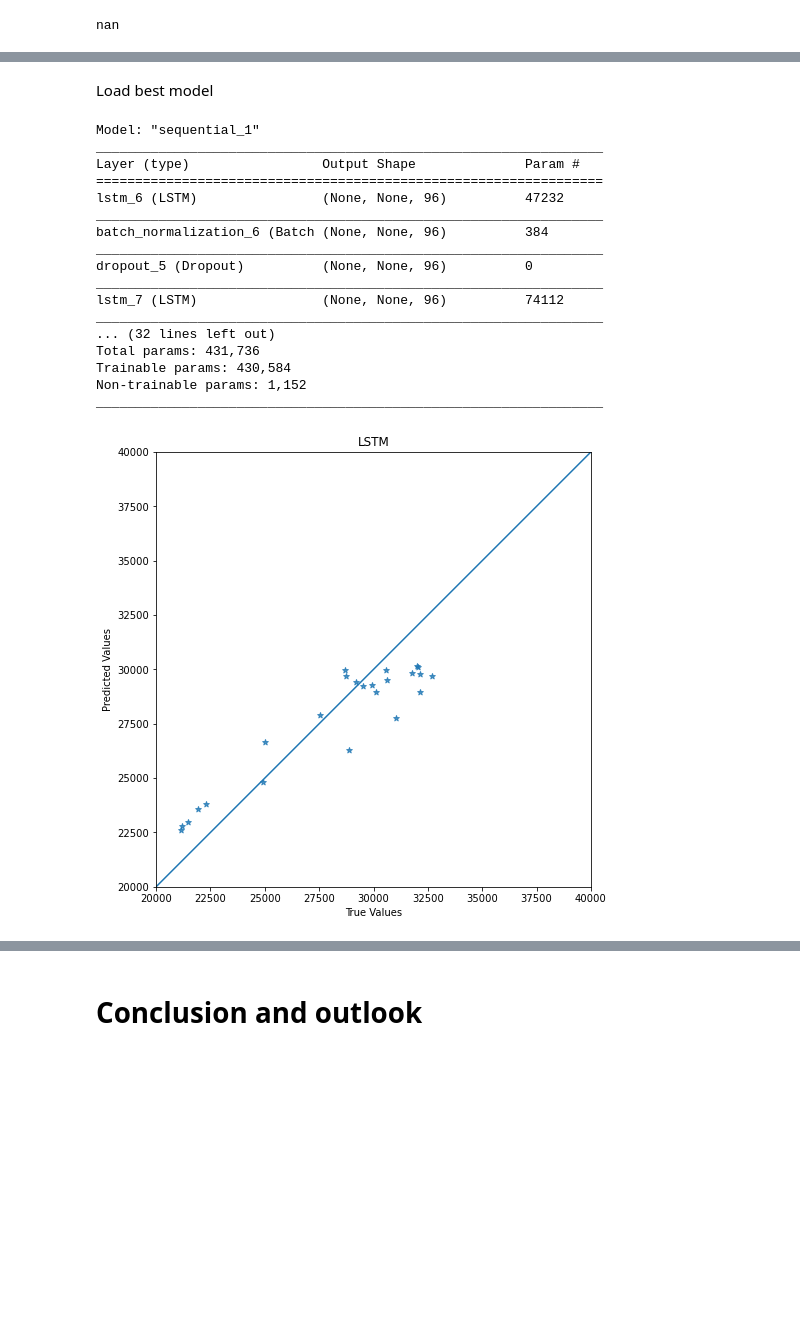
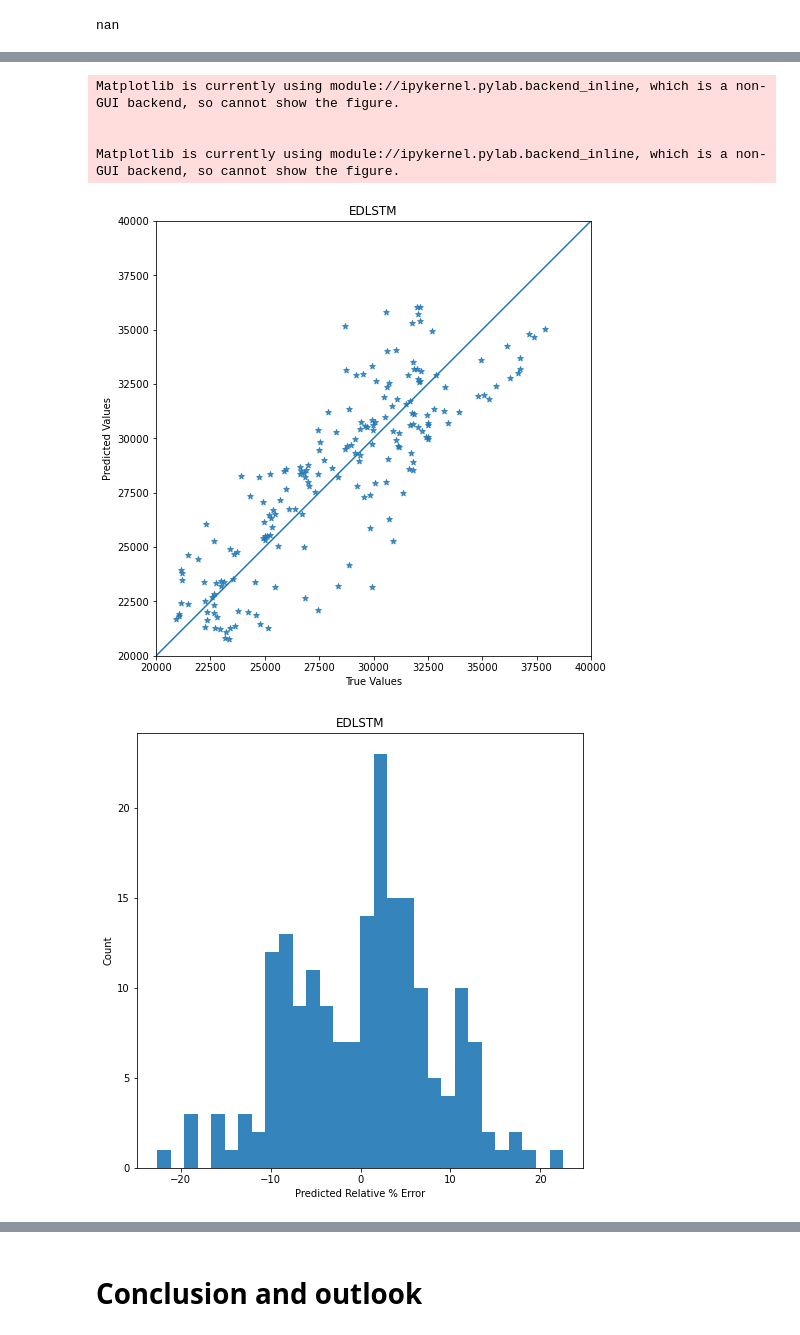
Before and after one commit to Kealtor/Data-Driven-Engineering, a Jupyter notebook: DDE_MachineLearning_Project/dde.ipynb, the cells around one changed output, grey strips where cells are left out. Cells and saved outputs as stored; diff of their text form; code cells hidden in the pictures; blank space fills up the shorter version.

```diff
--- a/DDE_MachineLearning_Project/dde.ipynb
+++ b/DDE_MachineLearning_Project/dde.ipynb
@@ -1292,7 +999,7 @@ plot_learning_curves(histRNN)
 # %% [markdown]
 Load best model
 # %%
-model_best_RNN = keras.models.load_model("my_best_RNN_model.h5")
+model_best_RNN = keras.models.load_model(f"./{modeltype}/my_best_model_{namespace}.h5")
 model_best_RNN.summary()
 # %% [markdown]
 Evaluate predictions
@@ -1391,8 +1101,7 @@ plot_learning_curves(histLSTM)
 # %% [markdown]
 Load best model
 # %%
-#Calling back the best model:
-model_best_LSTM = keras.models.load_model("my_best_LSTM_model.h5")
+model_best_LSTM = keras.models.load_model(f"./{modeltype}/my_best_model_{namespace}.h5")
 model_best_LSTM.summary()
 # %%
 Y_test_predictions = pd.Series(model_best_LSTM.predict(data_x_test).flatten(),index=y_test_filtered.index)
@@ -1548,0 +1423,4 @@ Evaluate the training process
+# %%
+#Calling back the best model:
+model_best_ED_LSTM = keras.models.load_model(f"./{modeltype}/my_best_model_{namespace}.h5")
+model_best_ED_LSTM.summary()
@@ -1548,0 +1589,3 @@ Evaluate the training process
+# %%
+model_best_MS_LSTM = keras.models.load_model(f"./{modeltype}/my_best_model_{namespace}.h5")
+model_best_MS_LSTM.summary()
@@ -1815,24 +1858,0 @@ fig.show()
-# %% [markdown]
-Load best model
-# %%
-#Calling back the best model:
-model_best_MS_LSTM = keras.models.load_model(f"./{model_type}/my_best_model_{namespace}.h5")
-model_best_MS_LSTM.summary()
-# %% [output]
-Model: "sequential_1"
-_________________________________________________________________
-Layer (type)                 Output Shape              Param #
-=================================================================
-lstm_6 (LSTM)                (None, None, 96)          47232
-_________________________________________________________________
-batch_normalization_6 (Batch (None, None, 96)          384
-_________________________________________________________________
-dropout_5 (Dropout)          (None, None, 96)          0
-_________________________________________________________________
-lstm_7 (LSTM)                (None, None, 96)          74112
-_________________________________________________________________
-... (32 lines left out)
-Total params: 431,736
-Trainable params: 430,584
-Non-trainable params: 1,152
-_________________________________________________________________
@@ -1847,5 +1859,12 @@ eval_df = create_eval_df(Y_test_predictions,y_test_filtered)
 # %%
-fig = plot_accuracy(eval_df,model_type,f'./{model_type}/accuracy_{namespace}.png')
+fig = plot_accuracy(eval_df2,model_type,f"./{model_type}/accuracy2_{namespace}.png")
 fig.show()
+fig = plot_error_variations(eval_df2,model_type,f"./{model_type}/error_variations2_{namespace}.png")
+fig.show()
 # %% [output]
+Matplotlib is currently using module://ipykernel.pylab.backend_inline, which is a non-GUI backend, so cannot show the figure.
+
+
+Matplotlib is currently using module://ipykernel.pylab.backend_inline, which is a non-GUI backend, so cannot show the figure.
-[figure, old version]
+[figure, new version]
+[figure, added]
```
Also changed, not shown: parts of 266 cells of this notebook, 8 other files.
